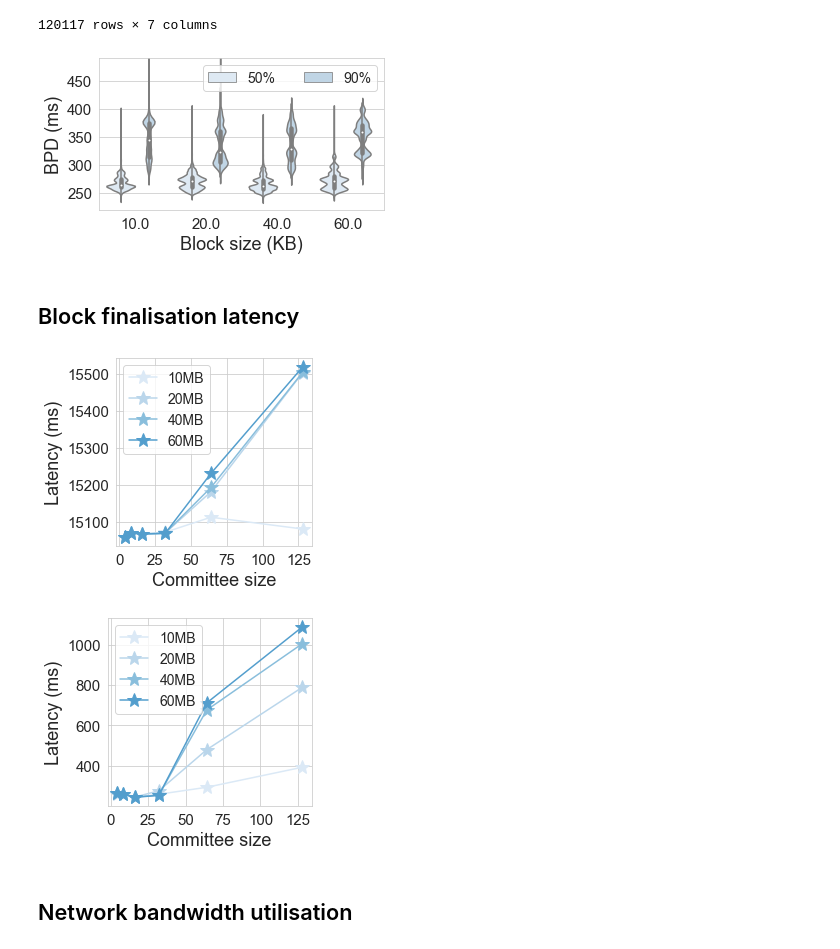
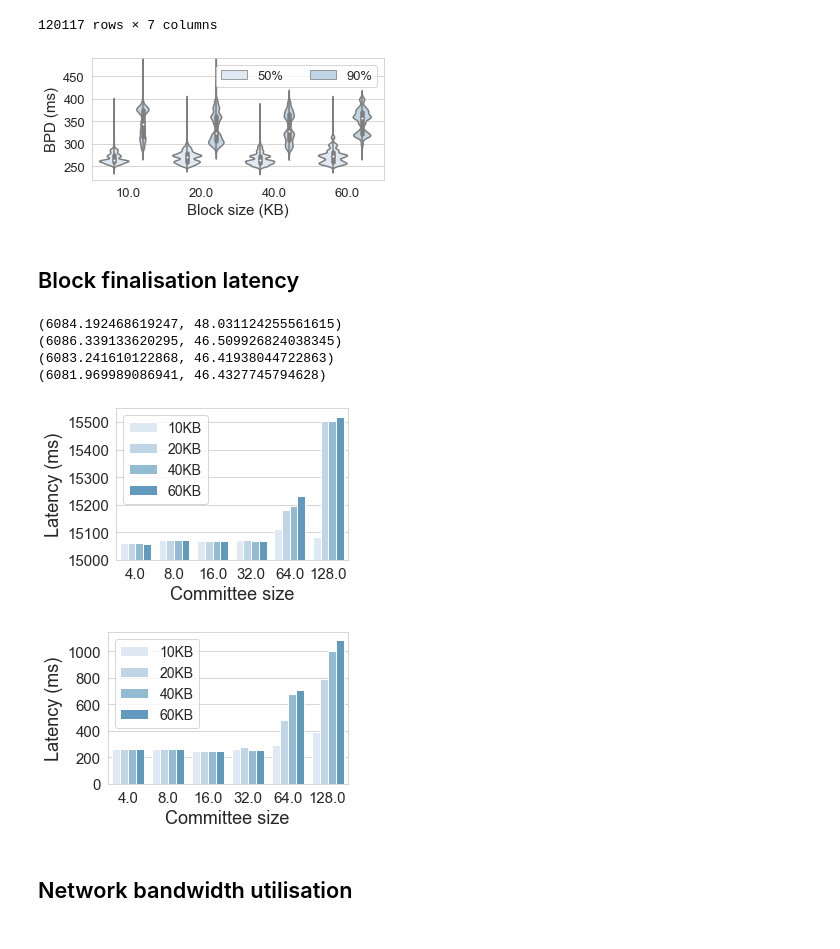
Before and after one commit to SebastianElvis/ebft, a Jupyter notebook: evaluation/analysis.ipynb, the cells around one changed output. Cells and saved outputs as stored; diff of their text form; code cells hidden in the pictures.

```diff
--- a/evaluation/analysis.ipynb
+++ b/evaluation/analysis.ipynb
@@ -206,23 +206,23 @@ bpds_df
 # %%
 bpds_df = pd.read_csv(DATA_PATH / 'bpd.csv')
 
 def plot_bpd(df):
     filtered_df = df
-    plt.figure(figsize=(5,3))
+    plt.figure(figsize=(5,2.5))
     ax = sns.violinplot(x='minerblocksize', y='bpd', hue='percent', hue_order=['50%', '90%'], data=filtered_df)
-    plt.xticks(fontsize=15)
-    plt.yticks(fontsize=15)
-    plt.xlabel('Block size (KB)', fontsize=18)
-    plt.ylabel('BPD (ms)', fontsize=18)
+    plt.xticks(fontsize=13)
+    plt.yticks(fontsize=13)
+    plt.xlabel('Block size (KB)', fontsize=15)
+    plt.ylabel('BPD (ms)', fontsize=15)
     plt.ylim([220, 490])
-    ax.legend(handles=ax.legend_.legendHandles, labels=['50%', '90%'], fontsize=14, ncol=2)
+    ax.legend(handles=ax.legend_.legendHandles, labels=['50%', '90%'], fontsize=13, ncol=2)
     plt.tight_layout()
     plt.savefig(PAPER_FIG_PATH / 'bpd.pdf')
     plt.show()
 
 plot_bpd(bpds_df)
 # %% [output]
-[figure, old version]
+[figure, new version]
 # %% [markdown]
 ## Block finalisation latency
 # %%
@@ -273,6 +273,13 @@ def save_latency_stats(extensions, committee_sizes, latencies, minerblocksizes):
 
 # latency_df = save_latency_stats(['syncorazor', 'psyncorazor'], [4,8,16,32,64,128], [5], [10,20,40,60])
 # latency_df
+for minerblocksize in [10, 20, 40, 60]:
+    print(get_finalisation_latency_stats('syncorazor', 256, 2, minerblocksize))
+# %% [output]
+(6084.192468619247, 48.031124255561615)
+(6086.339133620295, 46.509926824038345)
+(6083.241610122868, 46.41938044722863)
+(6081.969989086941, 46.4327745794628)
 # %%
 latency_df = pd.read_csv(DATA_PATH / 'latency.csv')
 
@@ -281,30 +288,36 @@ committee_sizes = [4,8,16,32,64,128]
 latency = 5
 minerblocksizes = [10, 20, 40, 60]
 
-def plot_latency(df, extension, committee_sizes, minerblocksizes):
-    plt.figure(figsize=(4, 3.5))
+def plot_latency(df, extension):
+    plt.figure(figsize=(4.5, 3))
+    filtered_df = df[df['extension']==extension]
+    sns.set_palette("Blues")
+#     for minerblocksize in minerblocksizes:
+#         lines = df[(df['extension']==extension) & (df['committee_size'].isin(committee_sizes)) & (df['latency']==latency) & (df['minerblocksize']==minerblocksize)]
+#         delay_means = lines['mean']
+#         delay_stds = lines['std']
+# #         plt.errorbar(committee_sizes, delay_means, yerr=delay_stds, label="%dMB" % minerblocksize)
+#         plt.plot(committee_sizes, delay_means, '-*', label="%dMB" % minerblocksize, markersize=15)
 
-    for minerblocksize in minerblocksizes:
-        lines = df[(df['extension']==extension) & (df['committee_size'].isin(committee_sizes)) & (df['latency']==latency) & (df['minerblocksize']==minerblocksize)]
-        delay_means = lines['mean']
-        delay_stds = lines['std']
-#         plt.errorbar(committee_sizes, delay_means, yerr=delay_stds, label="%dMB" % minerblocksize)
-        plt.plot(committee_sizes, delay_means, '-*', label="%dMB" % minerblocksize, markersize=15)
+    ax = sns.barplot(data=filtered_df, x='committee_size', y='mean', hue='minerblocksize')
+
+    if extension == 'syncorazor':
+        plt.ylim([3*5*1000, (3*5+0.55)*1000])
 
     plt.xticks(fontsize=15)
     plt.yticks(fontsize=15)
     plt.xlabel('Committee size', fontsize=18)
     plt.ylabel('Latency (ms)', fontsize=18)
-    plt.legend(fontsize=14)
+    ax.legend(handles=ax.legend_.legendHandles, labels=['10KB', '20KB', '40KB', '60KB'], fontsize=14, ncol=1)
     plt.tight_layout()
     plt.savefig(PAPER_FIG_PATH / ('latency-%s.pdf' % extension))
     plt.show()
 
-plot_latency(latency_df, 'syncorazor', [4,8,16,32,64,128], [10,20,40,60])
-plot_latency(latency_df, 'psyncorazor', [4,8,16,32,64,128], [10,20,40,60])
+plot_latency(latency_df, 'syncorazor')
+plot_latency(latency_df, 'psyncorazor')
 # %% [output]
-[figure, old version]
+[figure, new version]
-[figure, old version]
+[figure, new version]
 # %% [markdown]
 ## Network bandwidth utilisation
 # %%
```
Also changed, not shown: 2 other files.
